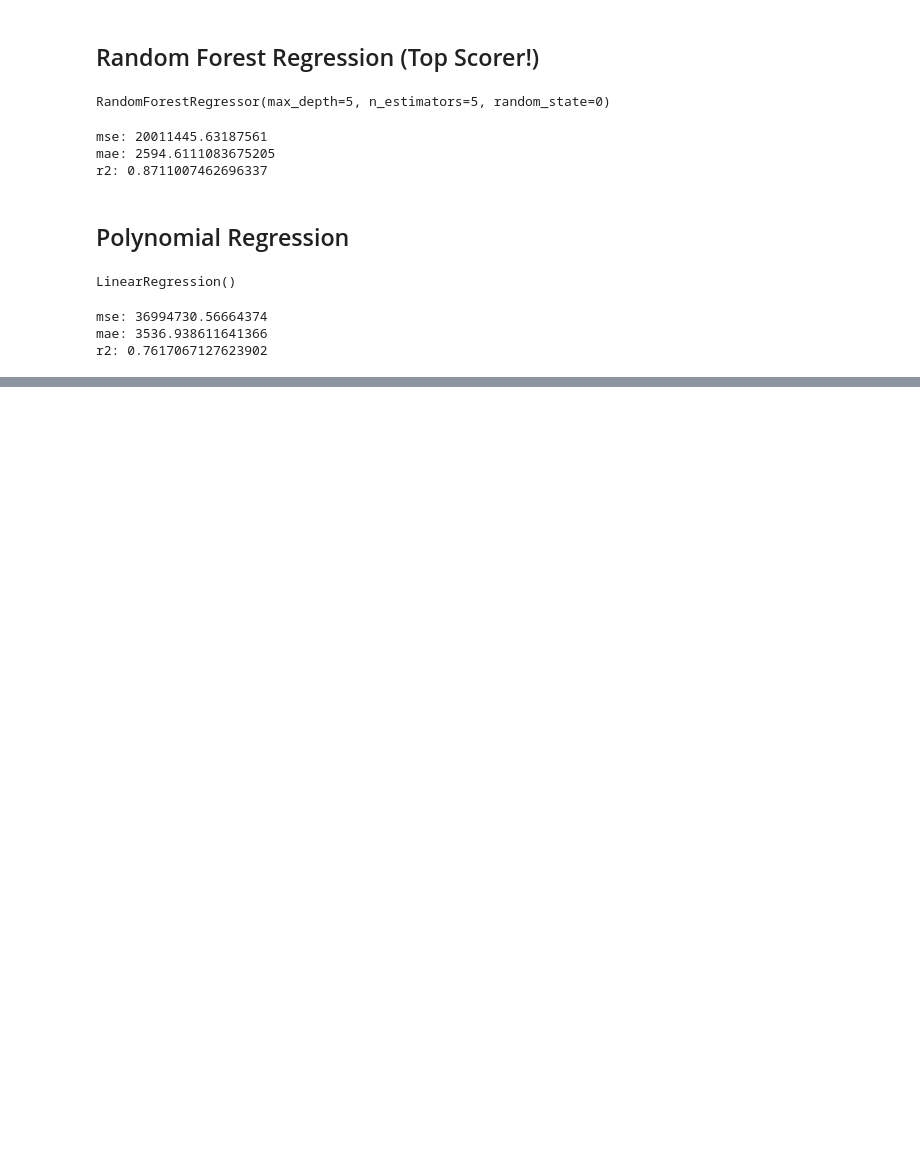
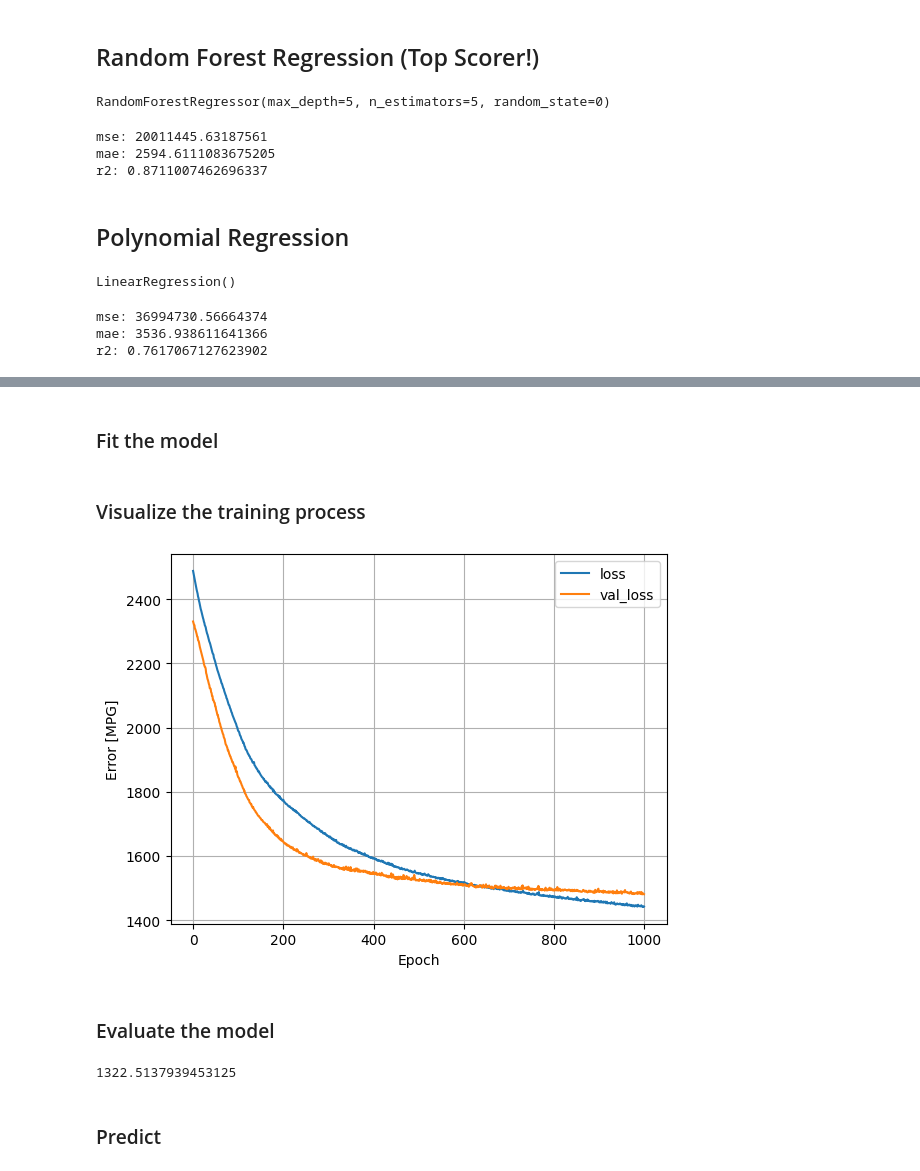
Before and after one commit to solid-miv/predictive-model, a Jupyter notebook: data/preliminary_work.ipynb, the cells around one changed output, grey strips where cells are left out. Cells and saved outputs as stored; diff of their text form; code cells hidden in the pictures; blank space fills up the shorter version.

```diff
--- a/data/preliminary_work.ipynb
+++ b/data/preliminary_work.ipynb
@@ -408,0 +427,16 @@ r2: 0.7617067127623902
+# %%
+def build_and_compile_model(norm):
+    model = keras.Sequential([
+        norm,
+        layers.Dense(64, activation='relu'),
+        layers.Dense(64, activation='relu'),
+        layers.Dense(1)
+    ])
+
+    model.compile(loss='mean_absolute_error',
+                optimizer=tf.keras.optimizers.Adam(0.001))
+
+    return model
+# %%
+dnn_model = build_and_compile_model(normalizer)
+dnn_model.summary()
@@ -408,0 +462,26 @@ r2: 0.7617067127623902
+# %% [markdown]
+### Fit the model
+# %%
+# %%time
+history = dnn_model.fit(
+    X_train,
+    y_train,
+    validation_split=0.2,
+    verbose=0, epochs=1000)
+# %% [markdown]
+### Visualize the training process
+# %%
+def plot_loss(history):
+  plt.plot(history.history['loss'], label='loss')
+  plt.plot(history.history['val_loss'], label='val_loss')
+  #plt.ylim([0, 10])
+  plt.xlabel('Epoch')
+  plt.ylabel('Error [MPG]')
+  plt.legend()
+  plt.grid(True)
+# %%
+plot_loss(history)
+# %% [output]
+[figure, added]
+# %% [markdown]
+### Evaluate the model
@@ -408,0 +490,6 @@ r2: 0.7617067127623902
+# %%
+test_results
+# %% [output]
+1322.5137939453125
+# %% [markdown]
+### Predict
```
Also changed, not shown: parts of 13 cells of this notebook.
